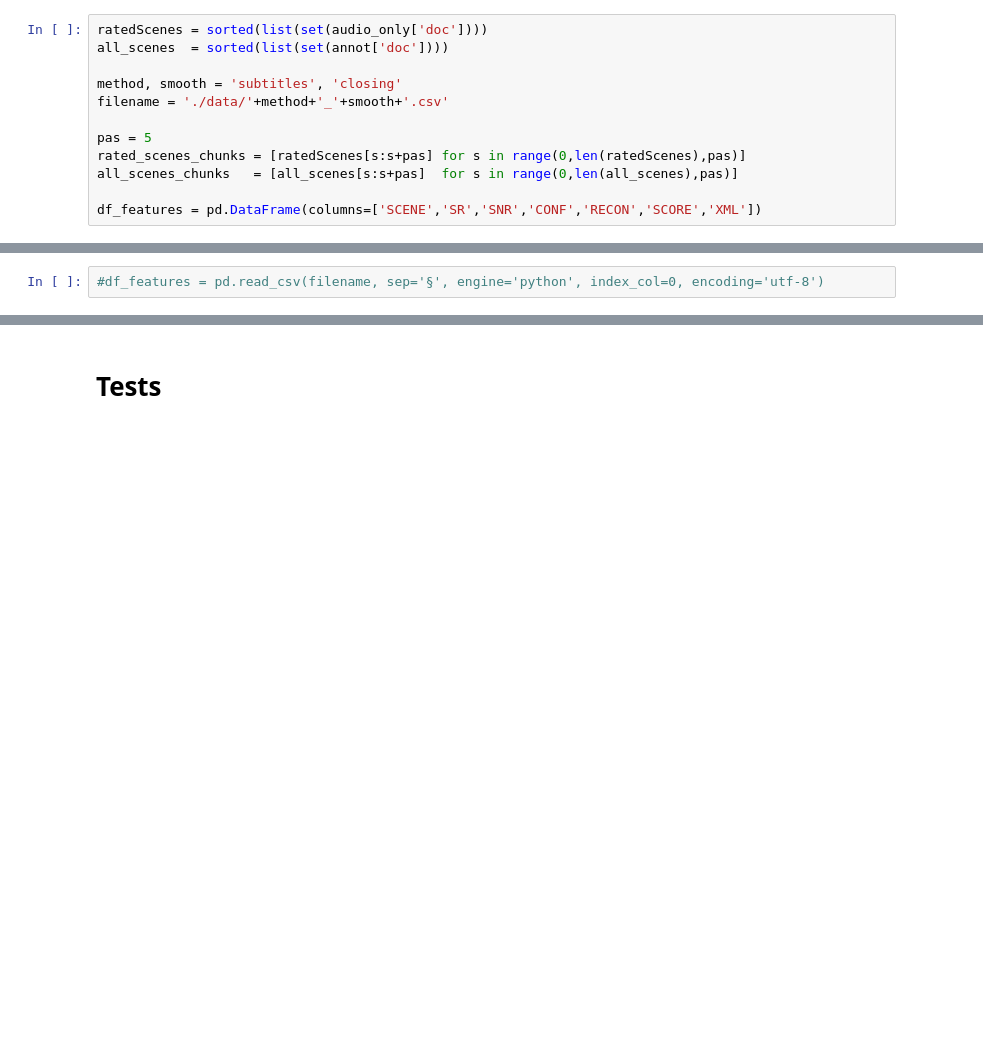
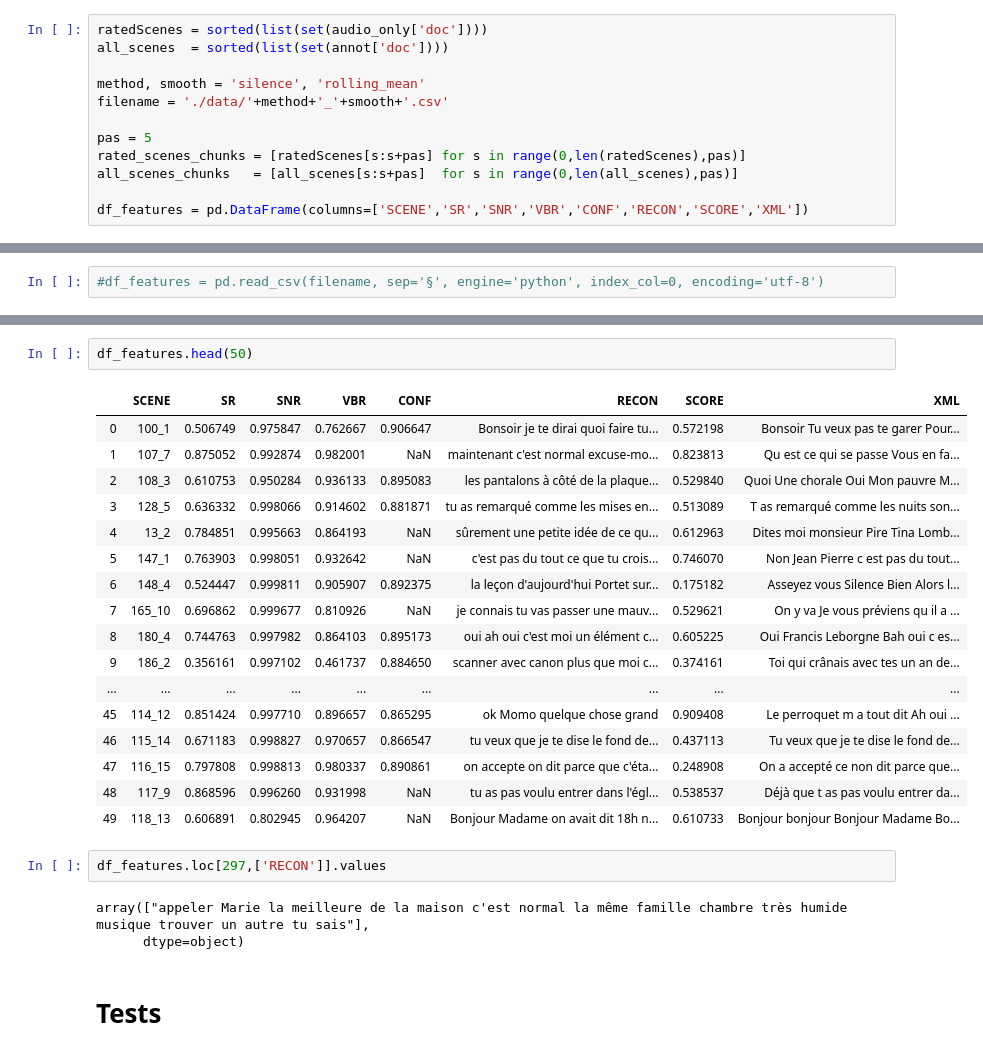
Before and after one commit to vincentnam/Project-Archean, a Jupyter notebook: audio.ipynb, the cells around one changed output, grey strips where cells are left out. Drawn from its saved outputs; the diff is of its cells as text; blank space fills up the shorter version.

```diff
--- a/audio.ipynb
+++ b/audio.ipynb
@@ -53,14 +35,14 @@ lium speaker diarization (java) -> nombre de locuteur, (~segmentation parole/non
 ratedScenes = sorted(list(set(audio_only['doc'])))
 all_scenes  = sorted(list(set(annot['doc'])))
 
-method, smooth = 'subtitles', 'closing'
+method, smooth = 'silence', 'rolling_mean'
 filename = './data/'+method+'_'+smooth+'.csv'
 
 pas = 5
 rated_scenes_chunks = [ratedScenes[s:s+pas] for s in range(0,len(ratedScenes),pas)]
 all_scenes_chunks   = [all_scenes[s:s+pas]  for s in range(0,len(all_scenes),pas)]
 
-df_features = pd.DataFrame(columns=['SCENE','SR','SNR','CONF','RECON','SCORE','XML'])
+df_features = pd.DataFrame(columns=['SCENE','SR','SNR','VBR','CONF','RECON','SCORE','XML'])
 # %%
 df_features = pd.read_csv(filename, sep='§', engine='python', index_col=0, encoding='utf-8')
 # %%
@@ -108,3 +116,28 @@ KeyboardInterrupt:
+# %%
+df_features.head(50)
+# %% [output]
+|  | SCENE | SR | SNR | VBR | CONF | RECON | SCORE | XML |
+| 0 | 100_1 | 0.506749 | 0.975847 | 0.762667 | 0.906647 | Bonsoir je te dirai quoi faire tu... | 0.572198 | Bonsoir Tu veux pas te garer Pour... |
+| 1 | 107_7 | 0.875052 | 0.992874 | 0.982001 | NaN | maintenant c'est normal excuse-mo... | 0.823813 | Qu est ce qui se passe Vous en fa... |
+| 2 | 108_3 | 0.610753 | 0.950284 | 0.936133 | 0.895083 | les pantalons à côté de la plaque... | 0.529840 | Quoi Une chorale Oui Mon pauvre M... |
+| 3 | 128_5 | 0.636332 | 0.998066 | 0.914602 | 0.881871 | tu as remarqué comme les mises en... | 0.513089 | T as remarqué comme les nuits son... |
+| 4 | 13_2 | 0.784851 | 0.995663 | 0.864193 | NaN | sûrement une petite idée de ce qu... | 0.612963 | Dites moi monsieur Pire Tina Lomb... |
+| 5 | 147_1 | 0.763903 | 0.998051 | 0.932642 | NaN | c'est pas du tout ce que tu crois... | 0.746070 | Non Jean Pierre c est pas du tout... |
+| 6 | 148_4 | 0.524447 | 0.999811 | 0.905907 | 0.892375 | la leçon d'aujourd'hui Portet sur... | 0.175182 | Asseyez vous Silence Bien Alors l... |
+| 7 | 165_10 | 0.696862 | 0.999677 | 0.810926 | NaN | je connais tu vas passer une mauv... | 0.529621 | On y va Je vous préviens qu il a ... |
+| 8 | 180_4 | 0.744763 | 0.997982 | 0.864103 | 0.895173 | oui ah oui c'est moi un élément c... | 0.605225 | Oui Francis Leborgne Bah oui c es... |
+| 9 | 186_2 | 0.356161 | 0.997102 | 0.461737 | 0.884650 | scanner avec canon plus que moi c... | 0.374161 | Toi qui crânais avec tes un an de... |
+| ... | ... | ... | ... | ... | ... | ... | ... | ... |
+| 45 | 114_12 | 0.851424 | 0.997710 | 0.896657 | 0.865295 | ok Momo quelque chose grand | 0.909408 | Le perroquet m a tout dit Ah oui ... |
+| 46 | 115_14 | 0.671183 | 0.998827 | 0.970657 | 0.866547 | tu veux que je te dise le fond de... | 0.437113 | Tu veux que je te dise le fond de... |
+| 47 | 116_15 | 0.797808 | 0.998813 | 0.980337 | 0.890861 | on accepte on dit parce que c'éta... | 0.248908 | On a accepté ce non dit parce que... |
+| 48 | 117_9 | 0.868596 | 0.996260 | 0.931998 | NaN | tu as pas voulu entrer dans l'égl... | 0.538537 | Déjà que t as pas voulu entrer da... |
+| 49 | 118_13 | 0.606891 | 0.802945 | 0.964207 | NaN | Bonjour Madame on avait dit 18h n... | 0.610733 | Bonjour bonjour Bonjour Madame Bo... |
+# %%
+df_features.loc[297,['RECON']].values
+# %% [output]
+array(["appeler Marie la meilleure de la maison c'est normal la même famille chambre très humide musique trouver un autre tu sais"],
+      dtype=object)
 # %% [markdown]
 # Tests
 # %% [markdown]
```
Also changed, not shown: parts of 3 cells of this notebook, 3 other files.
